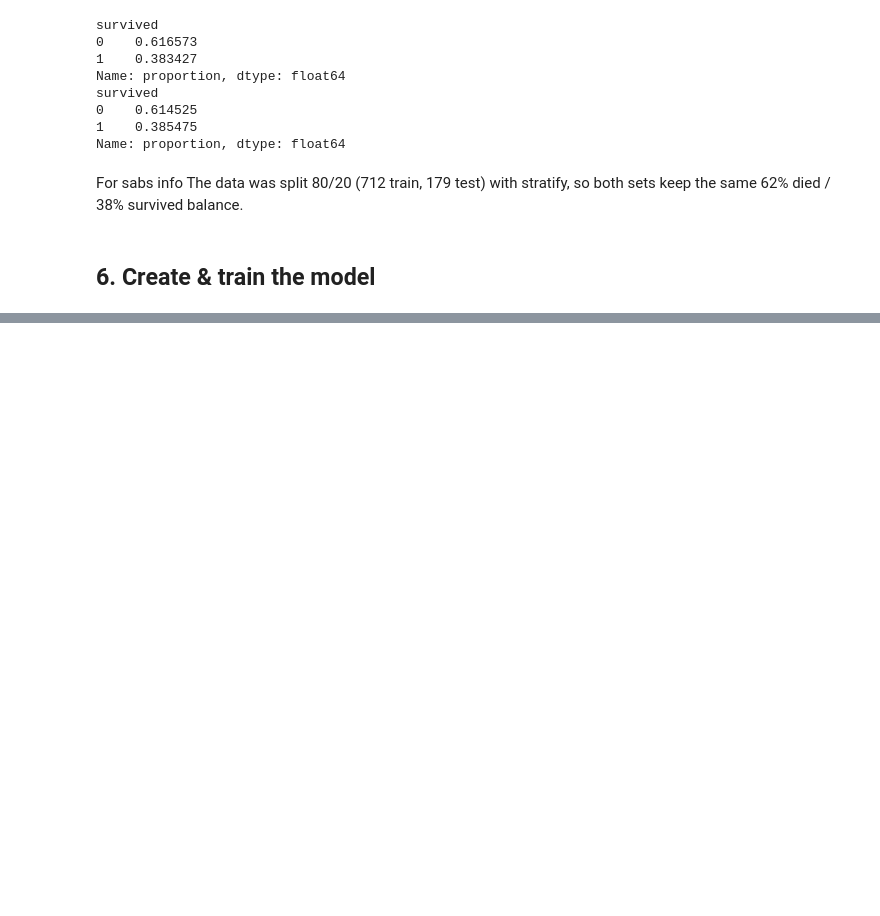
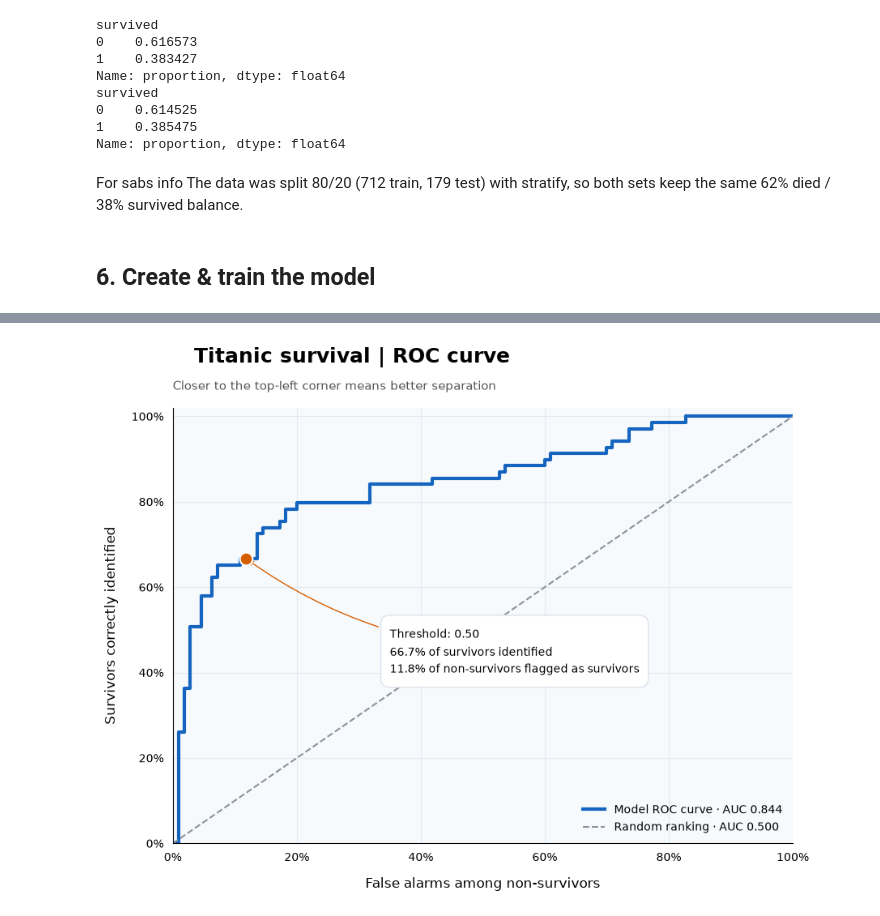
Before and after one commit to TuhinShaikh/Logistic-Regression, a Jupyter notebook: titanic_logistic_regression.ipynb, the cells around one changed output, grey strips where cells are left out. Cells and saved outputs as stored; diff of their text form; code cells hidden in the pictures; blank space fills up the shorter version.

```diff
--- a/titanic_logistic_regression.ipynb
+++ b/titanic_logistic_regression.ipynb
@@ -189,0 +435,99 @@ For sabs info The data was split 80/20 (712 train, 179 test) with stratify, so b
+# %%
+# Calculate performance across different probability thresholds
+auc = roc_auc_score(y_test, y_prob)
+fpr, tpr, thresholds = roc_curve(y_test, y_prob)
+
+# Calculate performance at the current 0.50 threshold
+tn, fp, fn, tp = confusion_matrix(y_test, y_pred, labels=[0, 1]).ravel()
+current_fpr = fp / (fp + tn)
+current_tpr = tp / (tp + fn)
+
+# Create a clean chart with space for labels
+fig, ax = plt.subplots(figsize=(9, 7))
+ax.set_facecolor("#F7FAFD")
+
+# Plot the ROC curve
+ax.plot(
+    fpr, tpr,
+    color="#1565C0",
+    linewidth=3,
+    label=f"Model ROC curve · AUC {auc:.3f}"
+)
+
+# Show the reference line for random ranking
+ax.plot(
+    [0, 1], [0, 1],
+    linestyle="--",
+    color="#8A939D",
+    linewidth=1.5,
+    label="Random ranking · AUC 0.500"
+)
+
+# Highlight the current threshold
+ax.scatter(
+    current_fpr, current_tpr,
+    color="#D55E00",
+    edgecolor="white",
+    linewidth=1.5,
+    s=130,
+    zorder=5
+)
+
+# Explain the highlighted point
+ax.annotate(
+    f"Threshold: 0.50\n"
+    f"{current_tpr:.1%} of survivors identified\n"
+    f"{current_fpr:.1%} of non-survivors flagged as survivors",
+    xy=(current_fpr, current_tpr),
+    xytext=(0.35, 0.40),
+    fontsize=10,
+    linespacing=1.6,
+    bbox=dict(
+        boxstyle="round,pad=0.8",
+        facecolor="white",
+        edgecolor="#DCE3EB"
+    ),
+    arrowprops=dict(
+        arrowstyle="->",
+        color="#D55E00",
+        connectionstyle="arc3,rad=-0.15"
+    )
+)
+
+# Use a title and subtitle to explain the chart
+fig.suptitle(
+    "Titanic survival | ROC curve",
+    fontsize=18,
+    fontweight="bold",
+    x=0.14,
+    ha="left"
+)
+ax.set_title(
+    "Closer to the top-left corner means better separation",
+    fontsize=11,
+    color="#555555",
+    loc="left",
+    pad=16
+)
+
+# Show rates as percentages
+ax.xaxis.set_major_formatter(PercentFormatter(1))
+ax.yaxis.set_major_formatter(PercentFormatter(1))
+ax.set_xticks(np.linspace(0, 1, 6))
+ax.set_yticks(np.linspace(0, 1, 6))
+
+ax.set_xlabel("False alarms among non-survivors", fontsize=12, labelpad=12)
+ax.set_ylabel("Survivors correctly identified", fontsize=12, labelpad=12)
+ax.set_xlim(0, 1)
+ax.set_ylim(0, 1.02)
+
+ax.grid(color="#E3E9EF", linewidth=0.8)
+ax.set_axisbelow(True)
+ax.legend(loc="lower right", frameon=False, fontsize=10)
+ax.tick_params(axis="both", length=0, pad=8)
+sns.despine(ax=ax)
+
+plt.tight_layout()
+plt.show()
+# %% [output]
+[figure, added]
```
Also changed, not shown: parts of 43 cells of this notebook.
